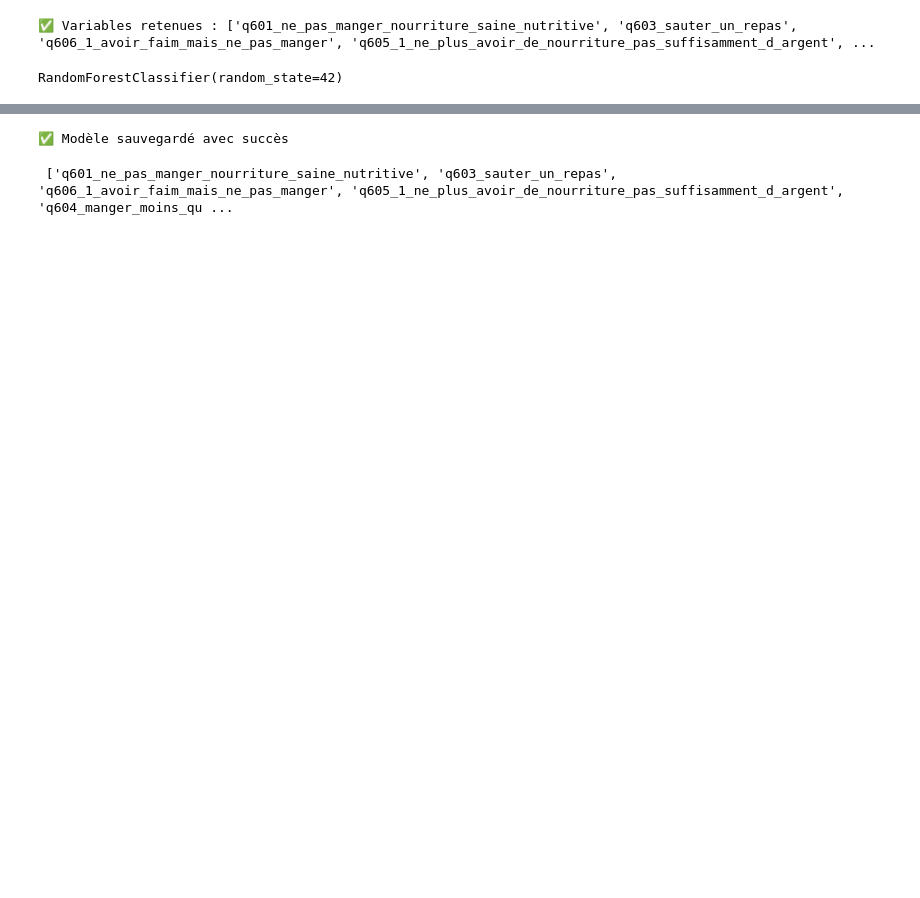
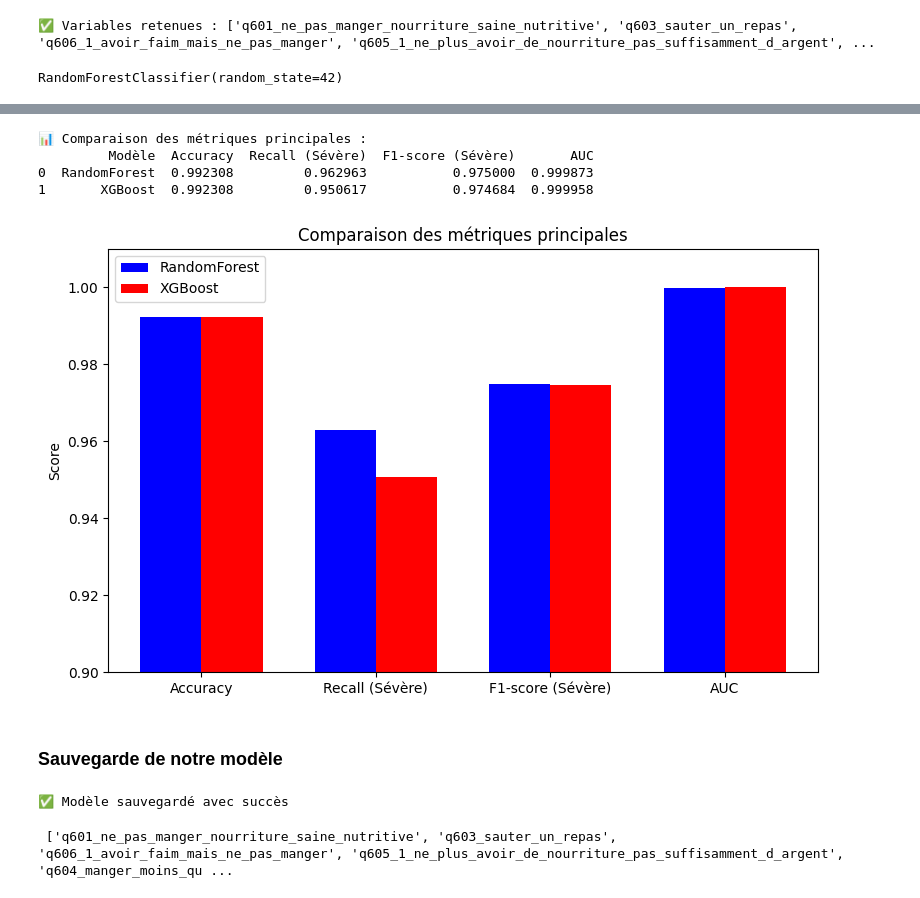
Before and after one commit to Dieme92/fast-api-food-security, a Jupyter notebook: fast-api-food-security_PROJET_DIT.ipynb, the cells around one changed output, grey strips where cells are left out. Cells and saved outputs as stored; diff of their text form; code cells hidden in the pictures; blank space fills up the shorter version.

```diff
--- a/fast-api-food-security_PROJET_DIT.ipynb
+++ b/fast-api-food-security_PROJET_DIT.ipynb
@@ -150,3 +296,58 @@ RandomForestClassifier(random_state=42)
+# %%
+from sklearn.metrics import classification_report, accuracy_score, roc_auc_score
+import pandas as pd
+
+# 🔹 Calcul des métriques pour RandomForest
+rf_report = classification_report(y_test, rf_selected.predict(X_test[selected_features]), output_dict=True)
+rf_auc = roc_auc_score(y_test, rf_selected.predict_proba(X_test[selected_features])[:, 1])
+
+# 🔹 Calcul des métriques pour XGBoost
+xgb_report = classification_report(y_test, y_pred_xgb, output_dict=True)
+xgb_auc = roc_auc_score(y_test, y_proba_xgb)
+
+# 🔹 Tableau comparatif
+df_comparatif = pd.DataFrame({
+    "Modèle": ["RandomForest", "XGBoost"],
+    "Accuracy": [accuracy_score(y_test, rf_selected.predict(X_test[selected_features])),
+                 accuracy_score(y_test, y_pred_xgb)],
+    "Recall (Sévère)": [rf_report["1"]["recall"], xgb_report["1"]["recall"]],
+    "F1-score (Sévère)": [rf_report["1"]["f1-score"], xgb_report["1"]["f1-score"]],
+    "AUC": [rf_auc, xgb_auc]
+})
+
+print("📊 Comparaison des métriques principales :")
+print(df_comparatif)
+# %% [output]
+📊 Comparaison des métriques principales :
+         Modèle  Accuracy  Recall (Sévère)  F1-score (Sévère)       AUC
+0  RandomForest  0.992308         0.962963           0.975000  0.999873
+1       XGBoost  0.992308         0.950617           0.974684  0.999958
+# %%
+import matplotlib.pyplot as plt
+
+# 🔹 Visualisation des métriques principales
+metrics = ["Accuracy", "Recall (Sévère)", "F1-score (Sévère)", "AUC"]
+rf_values = [df_comparatif.loc[0, m] for m in metrics]
+xgb_values = [df_comparatif.loc[1, m] for m in metrics]
+
+x = np.arange(len(metrics))
+width = 0.35
+
+plt.figure(figsize=(8, 5))
+plt.bar(x - width/2, rf_values, width, label="RandomForest", color="blue")
+plt.bar(x + width/2, xgb_values, width, label="XGBoost", color="red")
+
+plt.xticks(x, metrics)
+plt.ylabel("Score")
+plt.ylim(0.9, 1.01)
+plt.title("Comparaison des métriques principales")
+plt.legend()
+plt.tight_layout()
+plt.show()
+# %% [output]
+[figure, added]
+# %% [markdown]
+### Sauvegarde de notre modèle
 # %%
 # Sauvegarde du modèle
 joblib.dump({"model": rf_selected, "features": selected_features}, "modele_food_insecurity_best.pkl")
```
Also changed, not shown: parts of 18 cells of this notebook.
